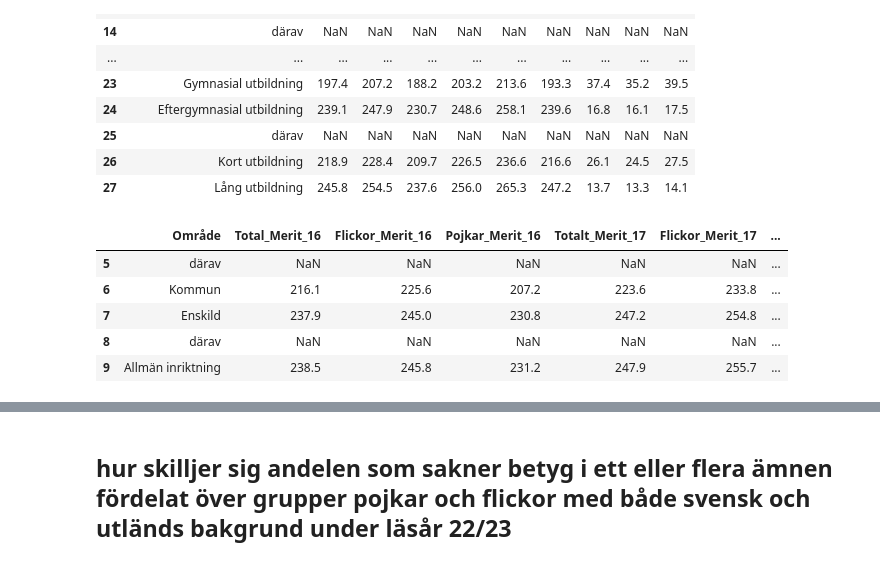
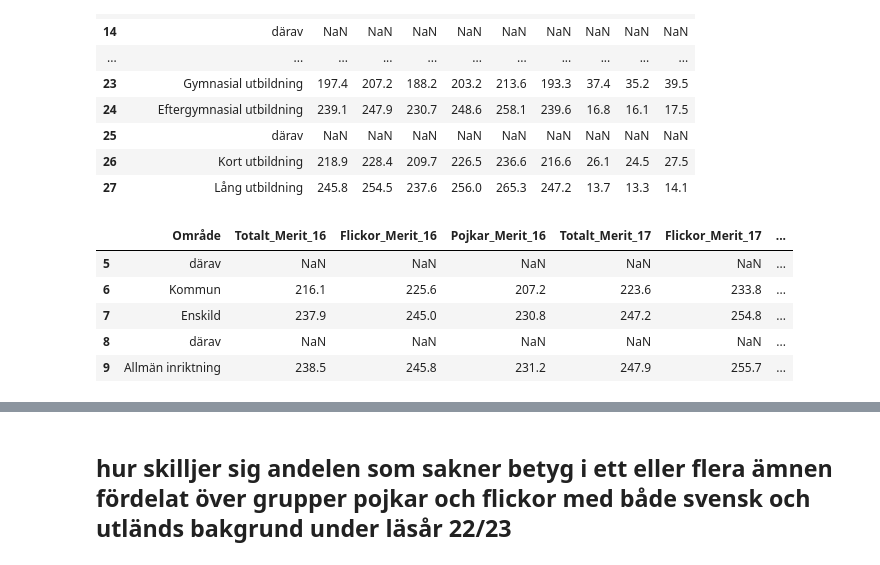
Before and after one commit to Zandri2k/Python-Sandra-Nilsson-OPA23, a Jupyter notebook: Labb_2/Labb_2.ipynb, the cells around one changed output, grey strips where cells are left out. Drawn from its saved outputs; the diff is of its cells as text; code cells hidden in the pictures.

```diff
--- a/Labb_2/Labb_2.ipynb
+++ b/Labb_2/Labb_2.ipynb
@@ -562,20 +562,20 @@ df_semster_23
 # %%
 
 df_semster_23.columns = [
  "Område",
- "Total_Merit_16",
+ "Totalt_Merit_16",
  "Flickor_Merit_16",
  "Pojkar_Merit_16",
  "Totalt_Merit_17",
  "Flickor_Merit_17",
  "Pojkar_Merit_17",
  "Totalt_%",
  "Flickor_%",
  "Pojkar_%"]
 
 df_semster_23.head()
 # %% [output]
-|  | Område | Total_Merit_16 | Flickor_Merit_16 | Pojkar_Merit_16 | Totalt_Merit_17 | Flickor_Merit_17 | ... |
+|  | Område | Totalt_Merit_16 | Flickor_Merit_16 | Pojkar_Merit_16 | Totalt_Merit_17 | Flickor_Merit_17 | ... |
 | 5 | därav | NaN | NaN | NaN | NaN | NaN | ... |
 | 6 | Kommun | 216.1 | 225.6 | 207.2 | 223.6 | 233.8 | ... |
 | 7 | Enskild | 237.9 | 245.0 | 230.8 | 247.2 | 254.8 | ... |
```
Also changed, not shown: parts of 9 cells of this notebook, 1 other file.
